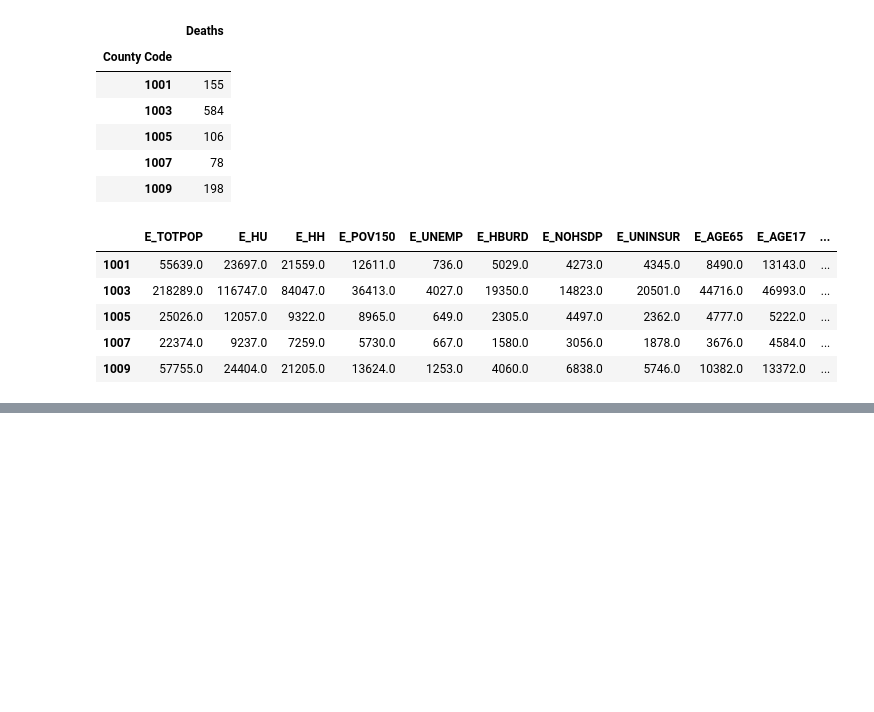
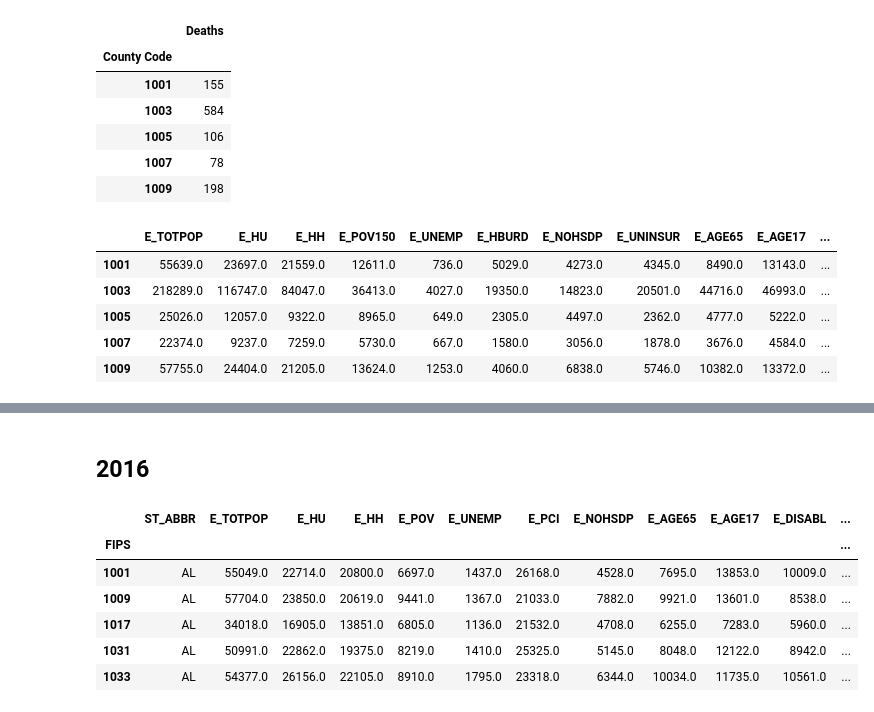
Before and after one commit to alex-keigley/Investigating-SVI-and-Heart-Related-Deaths, a Jupyter notebook: data-preparation.ipynb, the cells around one changed output, grey strips where cells are left out. Saved outputs shown, nothing was run; the diff lists cells and outputs as text; code cells hidden in the pictures; blank space fills up the shorter version.

```diff
--- a/data-preparation.ipynb
+++ b/data-preparation.ipynb
@@ -280,0 +346,28 @@ svi_deaths_2020.head()
+# %% [markdown]
+## 2016
+# %%
+# read in original csv
+svi_2016 = pd.read_csv('./data/atsdr-svi/SVI2016_US_COUNTY.csv')
+
+# Setting index as FIPS / County Code
+svi_2016.set_index('FIPS', inplace=True)
+
+# Dropping unneeded columns
+svi_2016.drop(['FID', 'ST', 'STATE', 'COUNTY', 'LOCATION', 'AREA_SQMI'], axis=1, inplace=True)
+
+# Dropping computed columns, indicated by starting string
+svi_2016 = svi_2016.loc[:, ~svi_2016.columns.str.startswith('M')]
+svi_2016 = svi_2016.loc[:, ~svi_2016.columns.str.startswith('EP')]
+svi_2016 = svi_2016.loc[:, ~svi_2016.columns.str.startswith('F_')]
+svi_2016 = svi_2016.loc[:, ~svi_2016.columns.str.startswith('RPL')]
+svi_2016 = svi_2016.loc[:, ~svi_2016.columns.str.startswith('SPL')]
+
+svi_2016.head()
+# %% [output]
+|  | ST_ABBR | E_TOTPOP | E_HU | E_HH | E_POV | E_UNEMP | E_PCI | E_NOHSDP | E_AGE65 | E_AGE17 | E_DISABL | ... |
+| FIPS |  |  |  |  |  |  |  |  |  |  |  | ... |
+| 1001 | AL | 55049.0 | 22714.0 | 20800.0 | 6697.0 | 1437.0 | 26168.0 | 4528.0 | 7695.0 | 13853.0 | 10009.0 | ... |
+| 1009 | AL | 57704.0 | 23850.0 | 20619.0 | 9441.0 | 1367.0 | 21033.0 | 7882.0 | 9921.0 | 13601.0 | 8538.0 | ... |
+| 1017 | AL | 34018.0 | 16905.0 | 13851.0 | 6805.0 | 1136.0 | 21532.0 | 4708.0 | 6255.0 | 7283.0 | 5960.0 | ... |
+| 1031 | AL | 50991.0 | 22862.0 | 19375.0 | 8219.0 | 1410.0 | 25325.0 | 5145.0 | 8048.0 | 12122.0 | 8942.0 | ... |
+| 1033 | AL | 54377.0 | 26156.0 | 22105.0 | 8910.0 | 1795.0 | 23318.0 | 6344.0 | 10034.0 | 11735.0 | 10561.0 | ... |
```
Also changed, not shown: parts of 25 cells of this notebook, 4 other files.
